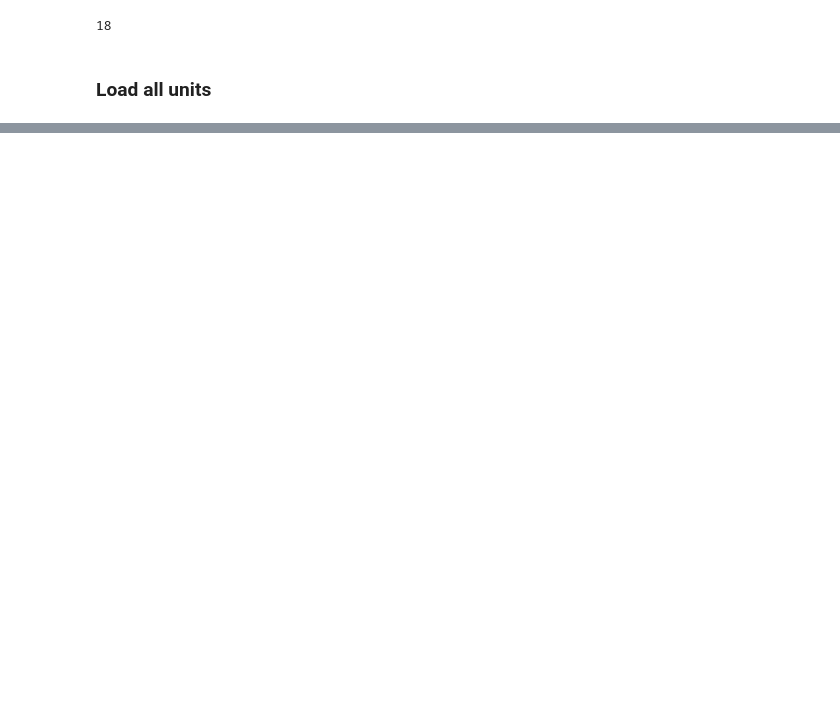
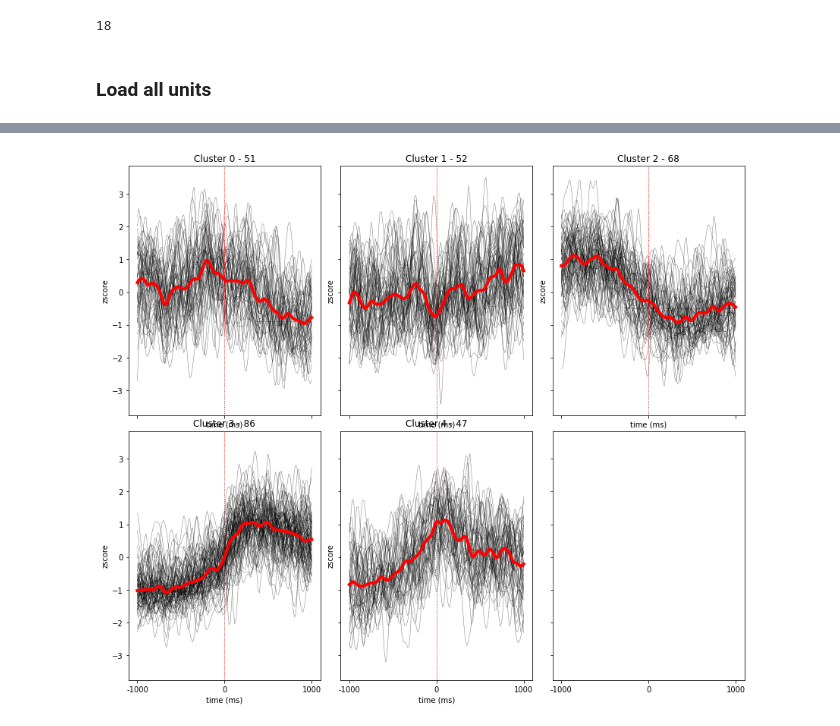
Before and after one commit to Egzona66/APA_setup, a Jupyter notebook: electrophysiology/classify_units.ipynb, the cells around one changed output, grey strips where cells are left out. Cells and saved outputs as stored; diff of their text form; code cells hidden in the pictures; blank space fills up the shorter version.

```diff
--- a/electrophysiology/classify_units.ipynb
+++ b/electrophysiology/classify_units.ipynb
@@ -134,0 +149,26 @@ for ax, (name, data) in zip(axes, units_traces.items()):
+# %%
+# K-means clustering
+km = TimeSeriesKMeans(n_clusters=n_clusters, max_iter=100, metric="euclidean", n_jobs=-1, n_init=5).fit(Z)
+representatives = km.cluster_centers_[:, :, 0]
+transformed = km.predict(Z)
+
+nrows, ncols = calc_nrows_ncols(n_clusters, aspect=(12, 10))
+f, axes = plt.subplots(nrows, ncols, figsize=(12, 10), sharex=True, sharey=True)
+axes = axes.flatten()
+f.tight_layout()
+
+# plot individual traces
+for i, label in enumerate(transformed):
+    axes[label].plot(Z[i, :], lw=0.5, color="black", alpha=.5)
+
+# plot average trace
+for i in np.arange(0, n_clusters):
+    axes[i].plot(representatives[i, :], lw=4, color="red")
+    axes[i].set(title=f"Cluster {i} - {len(np.where(transformed == i)[0])}",
+            xticks=[0, 1000, 2000],
+            xticklabels=[-1000, 0, 1000],
+            xlabel="time (ms)", ylabel="zscore"
+    )
+    axes[i].axvline(1000, lw=1, color="red", ls=":")
+# %% [output]
+[figure, added]
```
Also changed, not shown: parts of 13 cells of this notebook, 1 other file.
